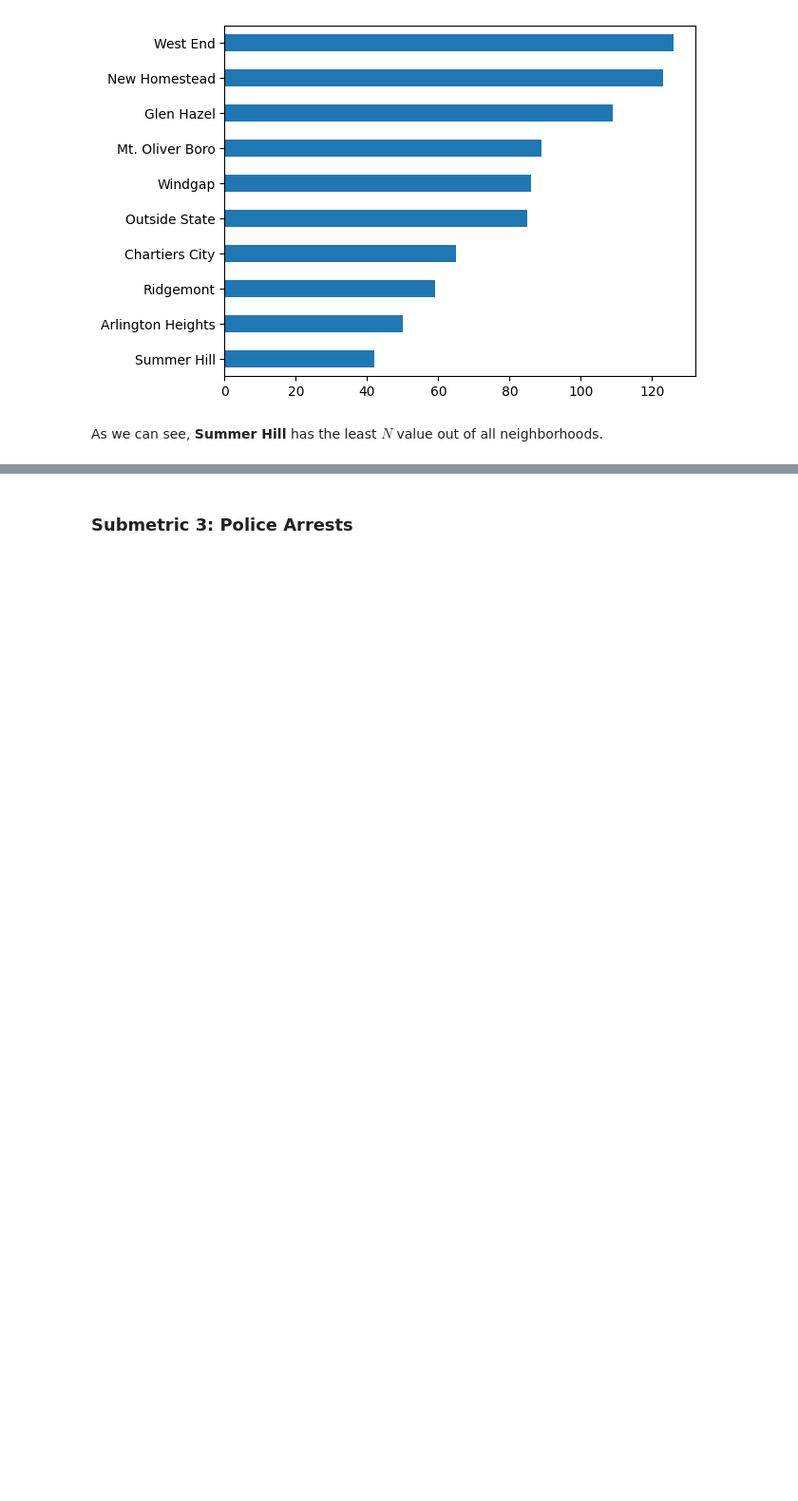
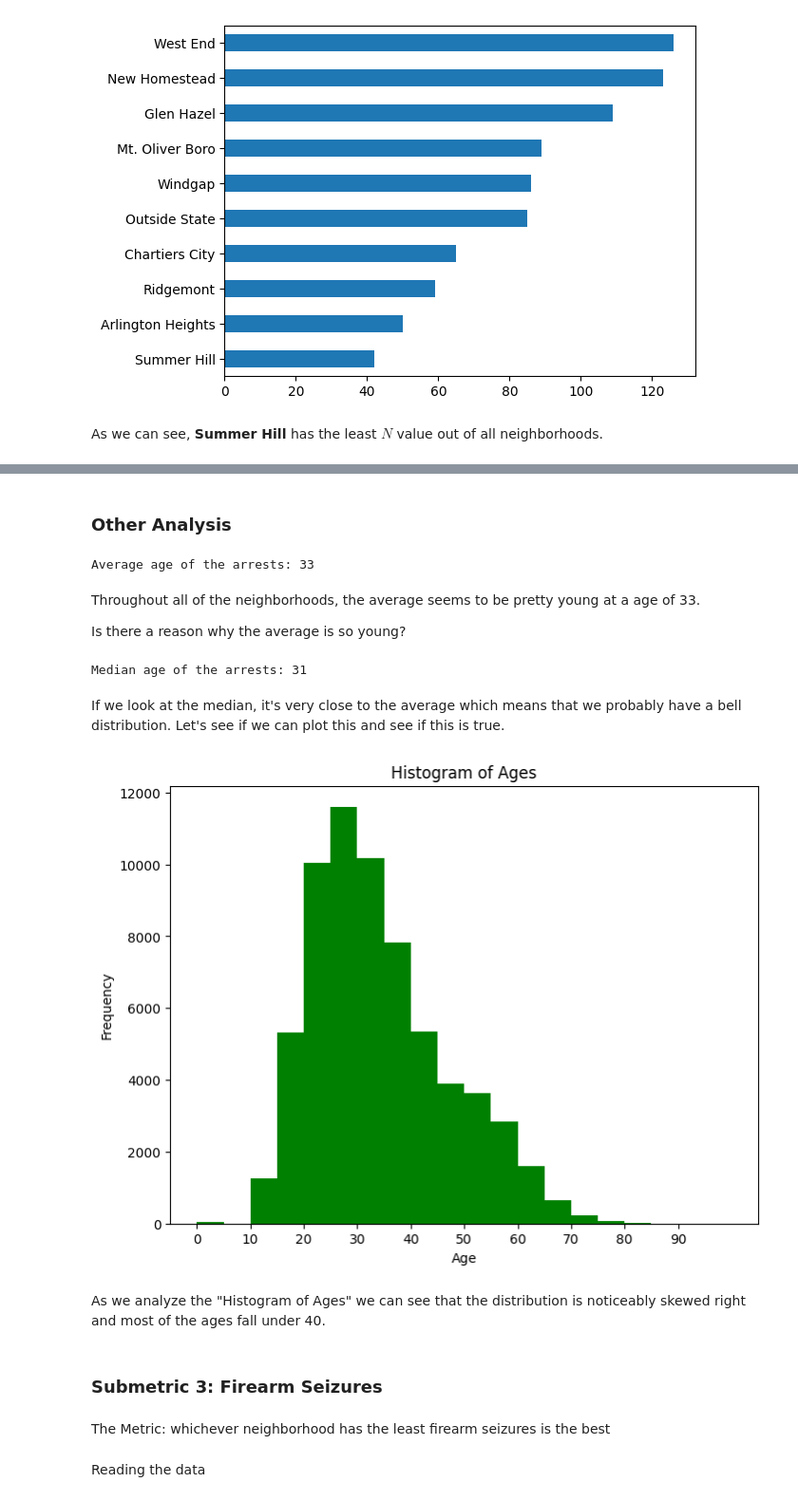
Before and after one commit to ychen909/BestNeighborhoodPitt, a Jupyter notebook: Final.ipynb, the cells around one changed output, grey strips where cells are left out. Shown at 95% size. Saved outputs shown, nothing was run; the diff lists cells and outputs as text; code cells hidden in the pictures; blank space fills up the shorter version.

```diff
--- a/Final.ipynb
+++ b/Final.ipynb
@@ -120,2 +150,39 @@ As we can see, **Summer Hill** has the least $N$ value out of all neighborhoods.
+# %% [markdown]
+### Other Analysis
+# %%
+# average age of the arrests
+
+print("Average age of the arrests: " + str(int(arrests["AGE"].mean())))
+# %% [output]
+Average age of the arrests: 33
+# %% [markdown]
+Throughout all of the neighborhoods, the average seems to be pretty young at a age of 33.
+
+Is there a reason why the average is so young?
+# %%
+# median age of the arrests
+
+print("Median age of the arrests: " + str(int(arrests["AGE"].median())))
+# %% [output]
+Median age of the arrests: 31
+# %% [markdown]
+If we look at the median, it's very close to the average which means that we probably have a bell distribution. Let's see if we can plot this and see if this is true.
+# %%
+# Converts Age column to integers and has the upper limit of age to 100 (to reduce range)
+arrests["AGE"] = pd.to_numeric(arrests["AGE"], errors="coerce", downcast="integer")
+arrests["AGE"] = arrests["AGE"].clip(upper = 100)
+
+# Creates a box and whiskers plot for the AGE column
+plt.figure(figsize=(8, 6))
+plt.hist(arrests["AGE"].dropna(), bins = 20, color = "green")
+plt.title("Histogram of Ages")
+plt.xlabel("Age")
+plt.ylabel("Frequency")
+plt.xticks(range(0, 100, 10))
+plt.show()
+# %% [output]
+[figure, added]
+# %% [markdown]
+As we analyze the "Histogram of Ages" we can see that the distribution is noticeably skewed right and most of the ages fall under 40.
 # %% [markdown]
-### Submetric 3: Police Arrests
+### Submetric 3: Firearm Seizures
@@ -123,0 +189,2 @@ As we can see, **Summer Hill** has the least $N$ value out of all neighborhoods.
+# %% [markdown]
+The Metric: whichever neighborhood has the least firearm seizures is the best
@@ -123,0 +197,2 @@ As we can see, **Summer Hill** has the least $N$ value out of all neighborhoods.
+# %% [markdown]
+Reading the data
```
Also changed, not shown: parts of 15 cells of this notebook.
